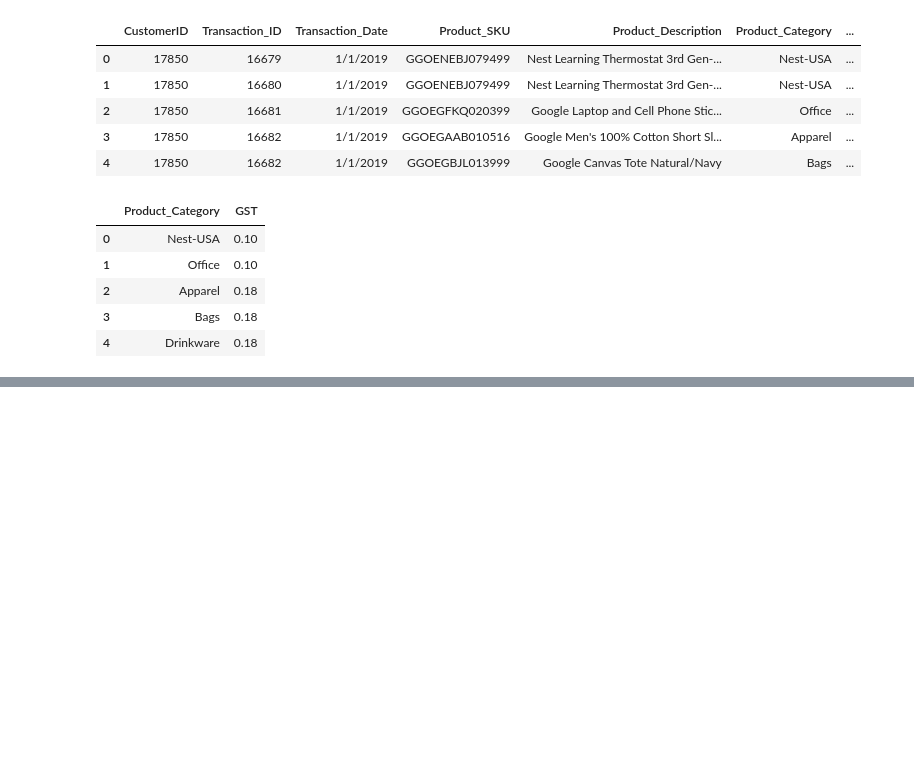
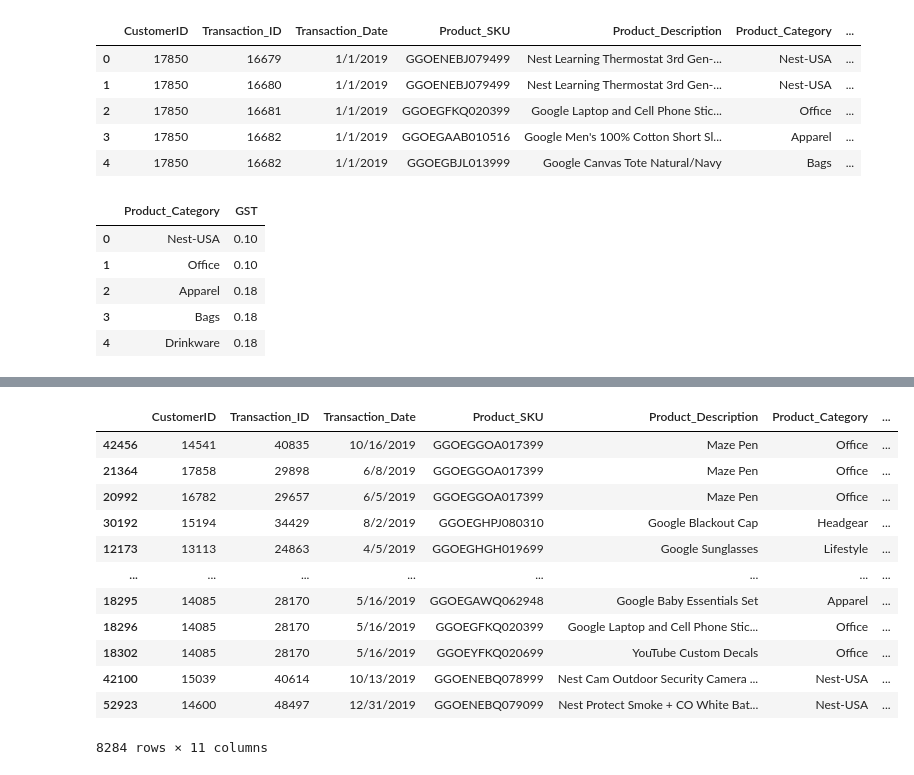
Before and after one commit to mateusengq/MKT-INSIGHTS-ECOMMERCE, a Jupyter notebook: EDA.ipynb, the cells around one changed output, grey strips where cells are left out. Saved outputs shown, nothing was run; the diff lists cells and outputs as text; code cells hidden in the pictures; blank space fills up the shorter version.

```diff
--- a/EDA.ipynb
+++ b/EDA.ipynb
@@ -27,0 +19,28 @@ import os
+# %%
+# Libraries
+
+import pandas as pd
+import numpy as np
+import matplotlib.pyplot as plt
+import seaborn as sns
+
+custom_params = {"axes.spines.right": False, "axes.spines.top": False}
+sns.set_theme(style="ticks", rc=custom_params)
+
+# Customize the font and title size
+custom_params = {
+    "axes.titlesize": 14,
+    "axes.labelsize": 12,
+    "xtick.labelsize": 10,
+    "ytick.labelsize": 10,
+    "font.family": "Arial"
+}
+sns.set_context("notebook", rc=custom_params)
+
+# Set a color palette
+sns.set_palette("Set2")
+
+# Set global option to display numbers in plain format
+pd.set_option('display.float_format', '{:.2f}'.format)
+
+import os
@@ -153,0 +339,16 @@ $$ Invoice Value =[\frac{Quantity*Avg\_price}{(1-Dicount\_pct)}*(1+GST)]+Deliver
+# %%
+Online_Sales[Online_Sales['Outlier'] == 'YES'].sort_values('Quantity', ascending= False)
+# %% [output]
+|  | CustomerID | Transaction_ID | Transaction_Date | Product_SKU | Product_Description | Product_Category | ... |
+| 42456 | 14541 | 40835 | 10/16/2019 | GGOEGGOA017399 | Maze Pen | Office | ... |
+| 21364 | 17858 | 29898 | 6/8/2019 | GGOEGGOA017399 | Maze Pen | Office | ... |
+| 20992 | 16782 | 29657 | 6/5/2019 | GGOEGGOA017399 | Maze Pen | Office | ... |
+| 30192 | 15194 | 34429 | 8/2/2019 | GGOEGHPJ080310 | Google Blackout Cap | Headgear | ... |
+| 12173 | 13113 | 24863 | 4/5/2019 | GGOEGHGH019699 | Google Sunglasses | Lifestyle | ... |
+| ... | ... | ... | ... | ... | ... | ... | ... |
+| 18295 | 14085 | 28170 | 5/16/2019 | GGOEGAWQ062948 | Google Baby Essentials Set | Apparel | ... |
+| 18296 | 14085 | 28170 | 5/16/2019 | GGOEGFKQ020399 | Google Laptop and Cell Phone Stic... | Office | ... |
+| 18302 | 14085 | 28170 | 5/16/2019 | GGOEYFKQ020699 | YouTube Custom Decals | Office | ... |
+| 42100 | 15039 | 40614 | 10/13/2019 | GGOENEBQ078999 | Nest Cam Outdoor Security Camera ... | Nest-USA | ... |
+| 52923 | 14600 | 48497 | 12/31/2019 | GGOENEBQ079099 | Nest Protect Smoke + CO White Bat... | Nest-USA | ... |
+8284 rows × 11 columns
```
Also changed, not shown: parts of 18 cells of this notebook, 2 other files.
